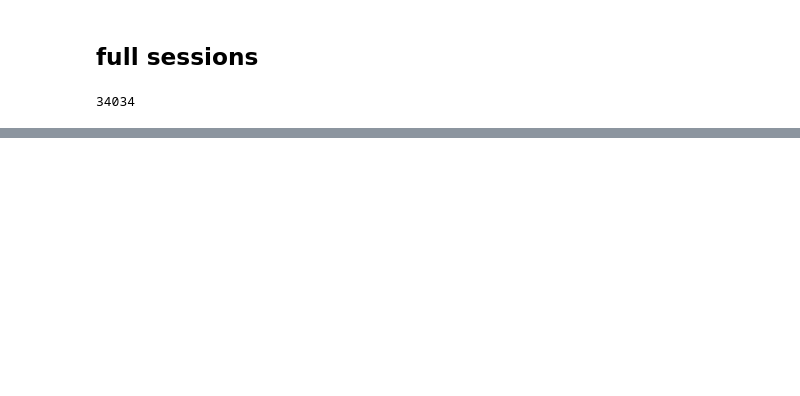
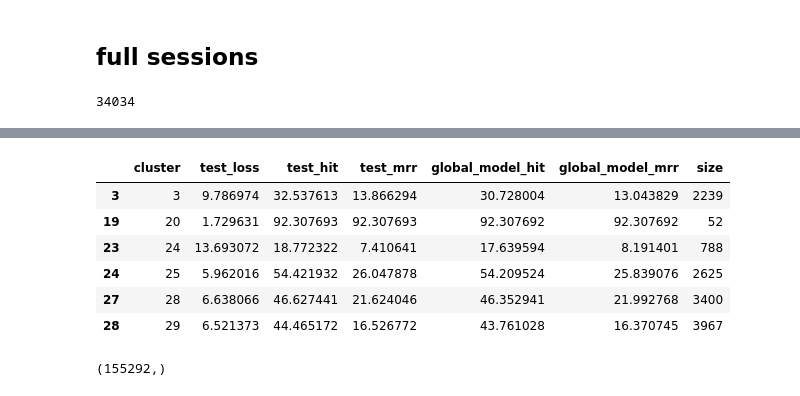
Before and after one commit to kpuchalskixiv/GNN_Master, a Jupyter notebook: srgnn/test_gm_switch_case.ipynb, the cells around one changed output, grey strips where cells are left out. Drawn from its saved outputs; the diff is of its cells as text; code cells hidden in the pictures; blank space fills up the shorter version.

```diff
--- a/srgnn/test_gm_switch_case.ipynb
+++ b/srgnn/test_gm_switch_case.ipynb
@@ -280,0 +376,14 @@ full_sess_results.iloc[(full_sess_results.model_hit>full_sess_results.global_mod
+# %%
+cluster_results.iloc[np.arange(cluster_results.shape[0])[cluster_results.test_hit>cluster_results.global_model_hit]]
+# %% [output]
+|  | cluster | test_loss | test_hit | test_mrr | global_model_hit | global_model_mrr | size |
+| 3 | 3 | 9.786974 | 32.537613 | 13.866294 | 30.728004 | 13.043829 | 2239 |
+| 19 | 20 | 1.729631 | 92.307693 | 92.307693 | 92.307692 | 92.307692 | 52 |
+| 23 | 24 | 13.693072 | 18.772322 | 7.410641 | 17.639594 | 8.191401 | 788 |
+| 24 | 25 | 5.962016 | 54.421932 | 26.047878 | 54.209524 | 25.839076 | 2625 |
+| 27 | 28 | 6.638066 | 46.627441 | 21.624046 | 46.352941 | 21.992768 | 3400 |
+| 28 | 29 | 6.521373 | 44.465172 | 16.526772 | 43.761028 | 16.370745 | 3967 |
+# %%
+session_labels.shape
+# %% [output]
+(155292,)
```
Also changed, not shown: parts of 24 cells of this notebook, 3 other files.
